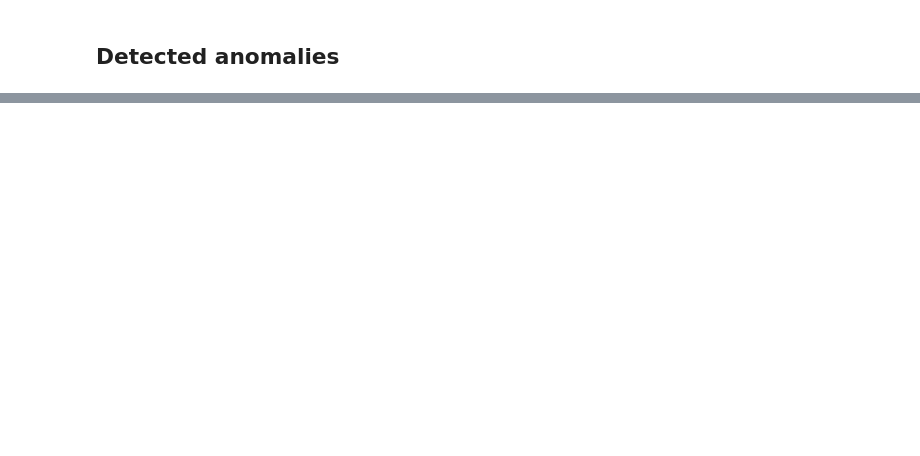
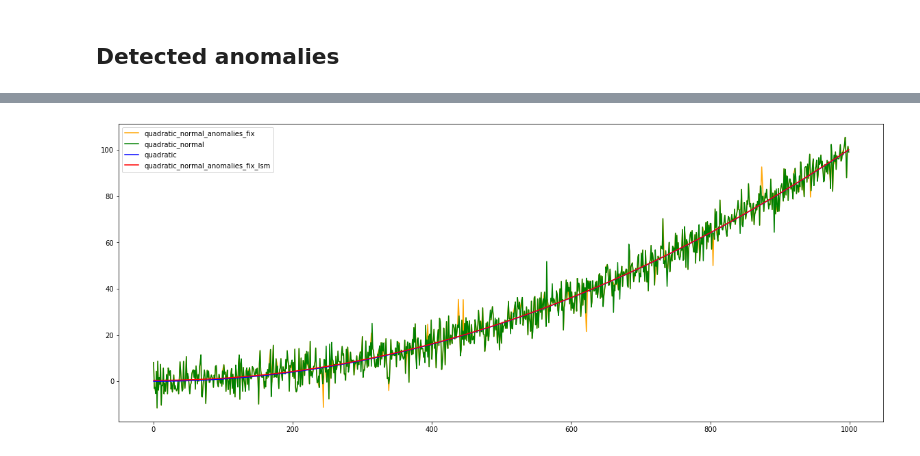
Before and after one commit to FreeLike76/KpiDataScience, a Jupyter notebook: Lab2/ds2_main.ipynb, the cells around one changed output, grey strips where cells are left out. Drawn from its saved outputs; the diff is of its cells as text; code cells hidden in the pictures; blank space fills up the shorter version.

```diff
--- a/Lab2/ds2_main.ipynb
+++ b/Lab2/ds2_main.ipynb
@@ -199,0 +182,3 @@ describe_all(data, "quadratic")
+# %%
+data["quadratic_normal_anomalies_fix_lsm"] = lsm(data["quadratic_normal_anomalies_fix"], PARAM_best_pow)
+describe_all(data, "quadratic")
@@ -199,0 +196,9 @@ describe_all(data, "quadratic")
+# %%
+plt.plot(data["quadratic_normal_anomalies_fix"], label="quadratic_normal_anomalies_fix", c="orange")
+plt.plot(data["quadratic_normal"], label="quadratic_normal", c="green")
+plt.plot(data["quadratic"], label="quadratic", c="blue")
+plt.plot(data["quadratic_normal_anomalies_fix_lsm"], label="quadratic_normal_anomalies_fix_lsm", c="red")
+plt.legend()
+plt.show()
+# %% [output]
+[figure, added]
```
Also changed, not shown: parts of 14 cells of this notebook.
